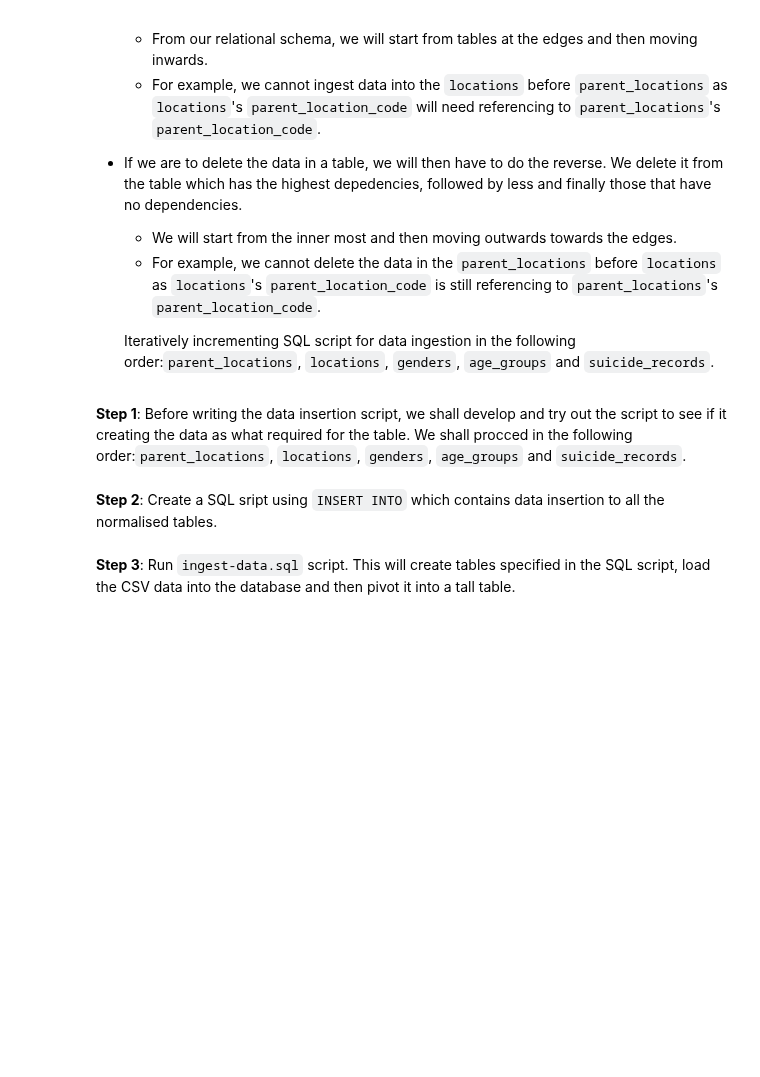
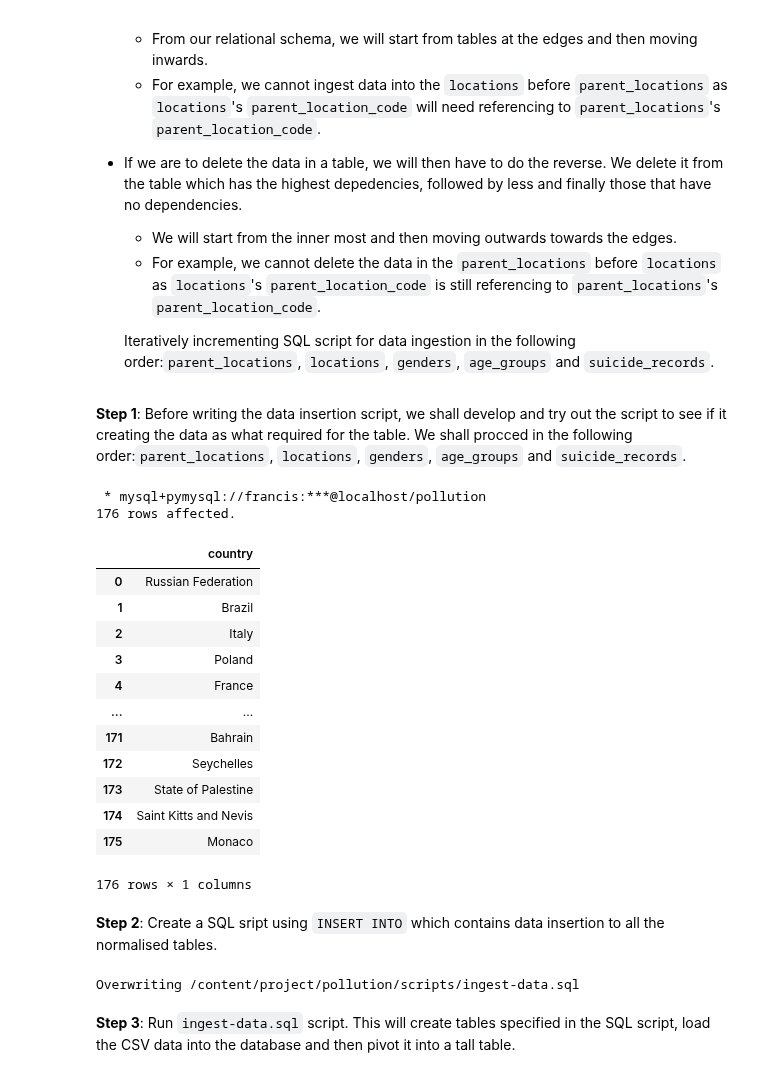
Before and after one commit to sreent/data-management-intro, a Jupyter notebook: Global Air Quality - Ingestion using SQL.ipynb, the cells around one changed output. Drawn from its saved outputs; the diff is of its cells as text; code cells hidden in the pictures; blank space fills up the shorter version.

```diff
--- a/Global Air Quality - Ingestion using SQL.ipynb
+++ b/Global Air Quality - Ingestion using SQL.ipynb
@@ -429,7 +471,23 @@ How do we determine the order?
 # %%
 %%sql
 # Insert Your Code Here
-SELECT DISTINCT ParentLocationCode, ParentLocation
-FROM denormalised;
+SELECT DISTINCT country
+FROM pivot_table;
+# %% [output]
+ * mysql+pymysql://francis:***@localhost/pollution
+176 rows affected.
+|  | country |
+| 0 | Russian Federation |
+| 1 | Brazil |
+| 2 | Italy |
+| 3 | Poland |
+| 4 | France |
+| ... | ... |
+| 171 | Bahrain |
+| 172 | Seychelles |
+| 173 | State of Palestine |
+| 174 | Saint Kitts and Nevis |
+| 175 | Monaco |
+176 rows × 1 columns
 # %% [markdown]
 **Step 2**: Create a SQL sript using <code>INSERT INTO</code> which contains data insertion to all the normalised tables.
@@ -466,3 +494,37 @@ INSERT INTO suicide_records (location_code, gender_code, age_group_code, year, s
+# %%
+%%writefile $SCRIPT_PATH/ingest-data.sql
+USE pollution;
+
+DELETE FROM pollutions;
+DELETE FROM pollutants;
+DELETE FROM cities;
+DELETE FROM countries;
+
+INSERT INTO countries (country_name)
+    SELECT DISTINCT country
+    FROM pivot_table;
+
+INSERT INTO cities (city_name, country_id)
+    SELECT DISTINCT p.city, c.country_id
+    FROM pivot_table p
+    LEFT JOIN countries c
+    ON p.country = c.country_name;
+
+INSERT INTO pollutants (pollutant_name)
+    SELECT DISTINCT pollutant
+    FROM pivot_table;
+
+INSERT INTO pollutions (city_id, pollutant_id, aqi_value)
+    SELECT s.city_id, p.pollutant_id, t.aqi_value
+    FROM pivot_table t
+    INNER JOIN countries c
+    ON t.country = c.country_name
+    INNER JOIN cities s
+    ON t.city = s.city_name AND s.country_id = c.country_id
+    INNER JOIN pollutants p
+    ON t.pollutant = p.pollutant_name;
+# %% [output]
+Overwriting /content/project/pollution/scripts/ingest-data.sql
 # %% [markdown]
 **Step 3**: Run <code>ingest-data.sql</code> script. This will create tables specified in the SQL script, load the CSV data into the database and then pivot it into a tall table.
 # %%
```
Also changed, not shown: parts of 18 cells of this notebook.
